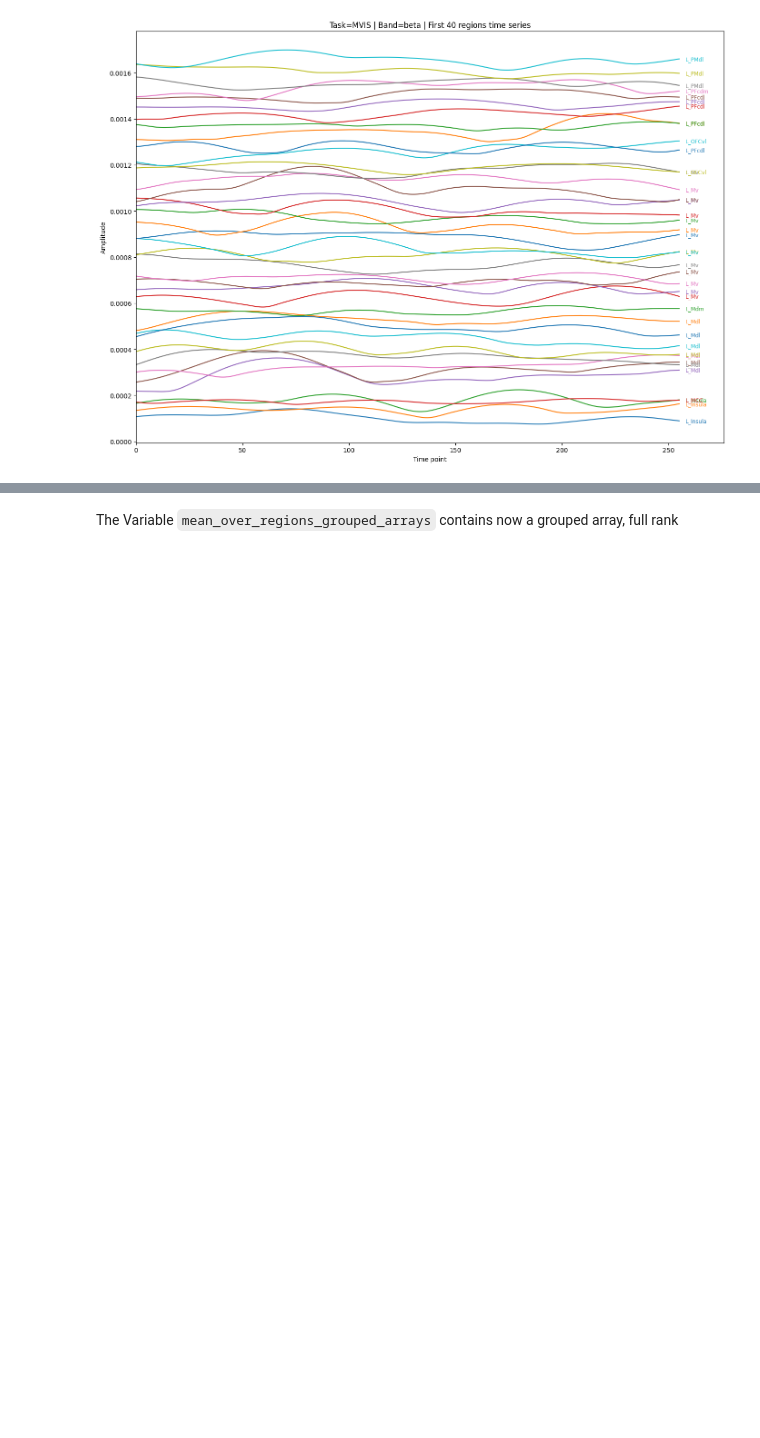
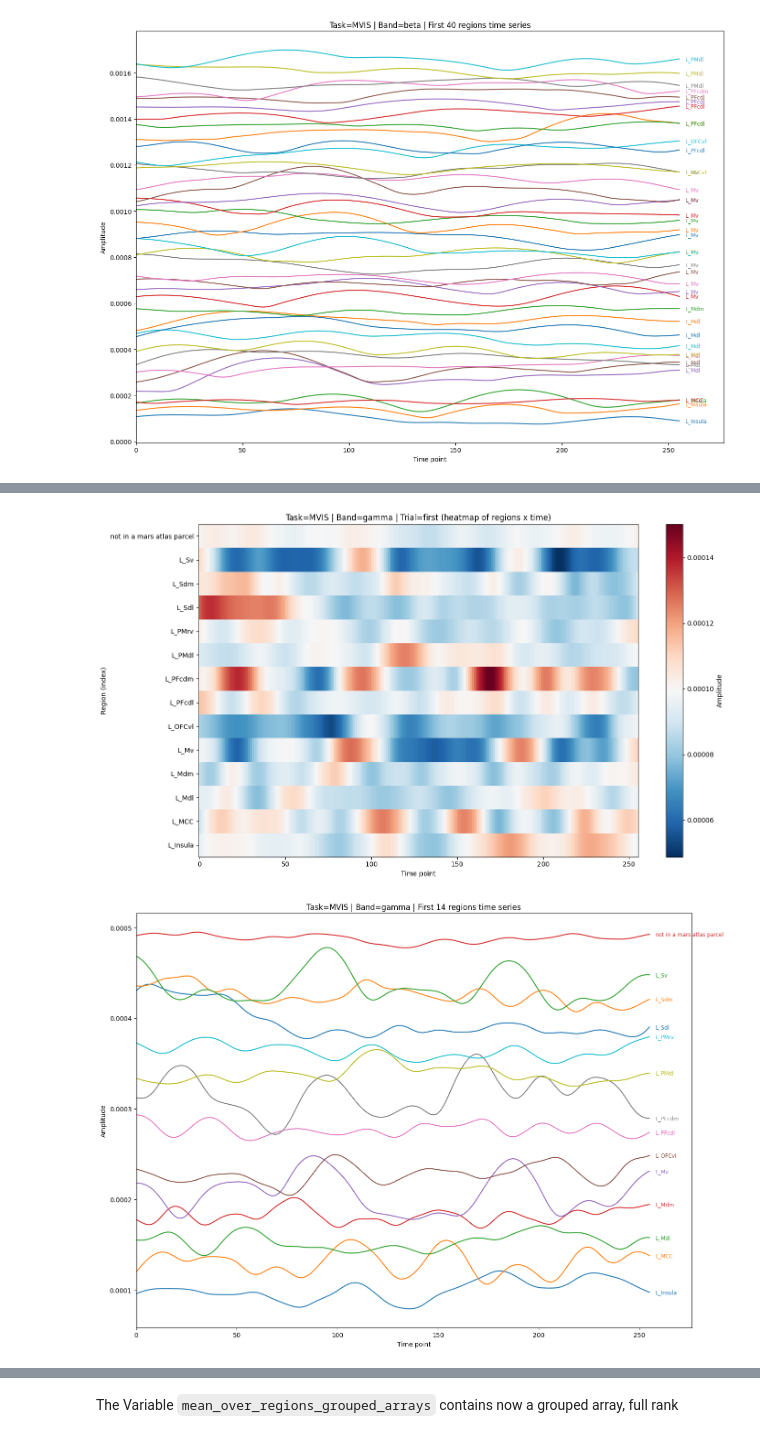
Before and after one commit to annikastiehl/IREM, a Jupyter notebook: dyca_analysis.ipynb, the cells around one changed output, grey strips where cells are left out. Cells and saved outputs as stored; diff of their text form; code cells hidden in the pictures; blank space fills up the shorter version.

Commit message:
new plots with region groups

```diff
--- a/dyca_analysis.ipynb
+++ b/dyca_analysis.ipynb
@@ -229,3 +229,81 @@ Band gamma: data shape = (93, 256)
 Band beta: data shape = (93, 256)
 [figure]
 [figure]
+# %%
+# Example plots: show test_array for one task and all regions for gamma and beta band
+import matplotlib.pyplot as plt
+import numpy as np
+
+# Select the first available task from test_array
+task = test_array.task.values[0]
+print('Selected task:', task)
+
+# Find bands matching gamma and beta (case-insensitive). If none match, fall back to the first two bands.
+bands_available = [str(b) for b in test_array.band.values]
+bands_to_plot = [b for b in bands_available if ('gamma' in b.lower() or 'beta' in b.lower())]
+if not bands_to_plot:
+    bands_to_plot = bands_available[:2]
+print('Bands to plot:', bands_to_plot)
+
+for band in bands_to_plot:
+    # select data for the chosen task and band
+    sel = test_array.sel(task=task, band=band, event="encod")
+    # pick the first trial to visualise (or mean over trials if you prefer)
+    try:
+        sel_trial = sel.isel(trial=0)
+    except Exception:
+        sel_trial = sel
+
+    # sort the regions by their name (alphabetically)
+    sel_trial = sel_trial.sortby('region')
+
+    # calc mean over each region (if multiple entries per region exist)
+    sel_trial = sel_trial.groupby('region').mean('region')  # uncomment if
+
+    # sel_trial should have dims (region, time); convert to 2D arra
+    data = sel_trial.values
+    print(f"Band {band}: data shape = {data.shape}")
+
+    # Plot heatmap (regions x time)
+    plt.figure(figsize=(14, 8))
+    plt.imshow(data, aspect='auto', origin='lower', cmap='RdBu_r')
+    plt.colorbar(label='Amplitude')
+    plt.ylabel('Region (index)')
+    plt.xlabel('Time point')
+    plt.title(f"Task={task} | Band={band} | Trial=first (heatmap of regions x time)")
+
+    # reduce y tick labels to avoid overcrowding
+    region_names = [str(r) for r in sel_trial.region.values]
+    n = len(region_names)
+    ticks = []
+    for i in range(n - 1):
+        if region_names[i] != region_names[i + 1]:
+            ticks.append(i)  # current index is the last occurrence of this label
+    if n > 0:
+        ticks.append(n - 1)  # always include the final row
+    tick_labels = [region_names[i] for i in ticks]
+    plt.yticks(ticks, tick_labels)
+    plt.tight_layout()
+    plt.show()
+
+    # also plot a few example region time series (first 8 regions)
+    n_examples = min(40, data.shape[0])
+    plt.figure(figsize=(14, 10))
+    offset_step = np.max(np.abs(data)) * 0.2  # to separate the plots visually
+    offsets = np.arange(n_examples) * offset_step
+    ax = plt.gca()
+    x = np.arange(data.shape[1])
+    for i in range(n_examples):
+        y = data[i] + offsets[i]
+        ax.plot(x, y, color=f"C{i%10}")
+        # place label at the end of the line (slightly to the right)
+        ax.text(x[-1] + int(0.01 * data.shape[1]) + 1, y[-1], str(sel_trial.region.values[i]),
+                fontsize='small', va='center', color=f"C{i%10}")
+    # extend x limits so the end labels are visible
+    ax.set_xlim(0, data.shape[1] + int(0.06 * data.shape[1]) + 5)
+    ax.set_xlabel('Time point')
+    ax.set_ylabel('Amplitude')
+    ax.set_title(f"Task={task} | Band={band} | First {n_examples} regions time series")
+    plt.tight_layout()
+    plt.show()
+# %% [output]
@@ -231,0 +313,2 @@ Band beta: data shape = (93, 256)
+[figure, added]
+[figure, added]
```
Also changed, not shown: parts of 1 cell of this notebook.
